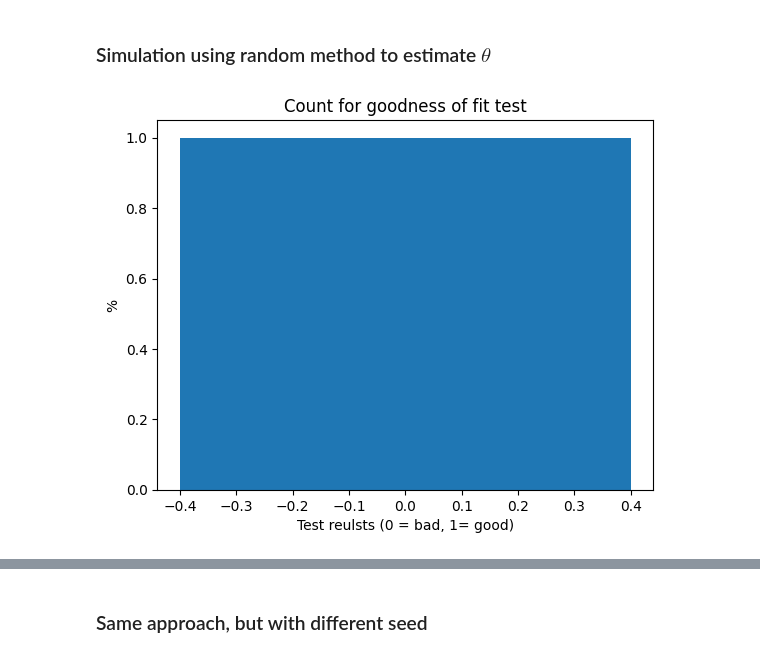
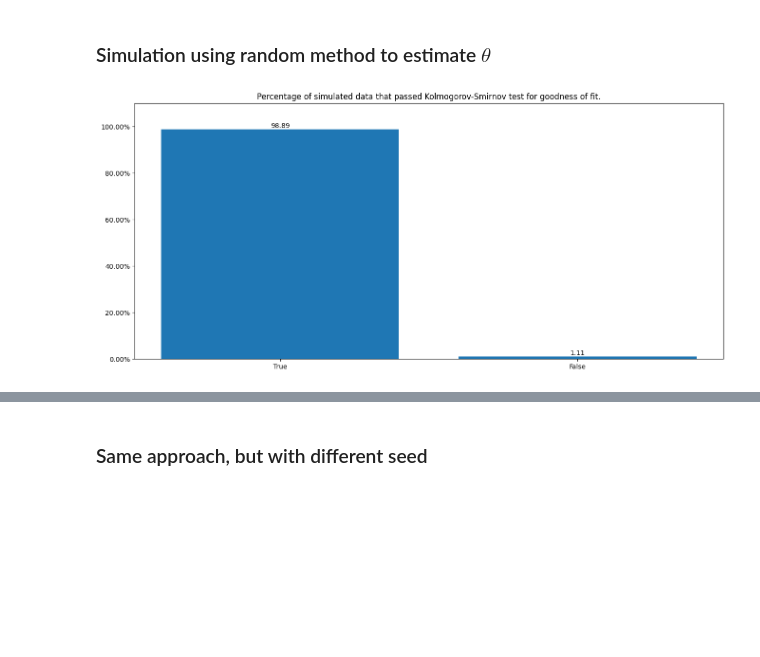
Before and after one commit to adalseno/mmar, a Jupyter notebook: notebooks/compare_theta.ipynb, the cells around one changed output, grey strips where cells are left out. Drawn from its saved outputs; the diff is of its cells as text; code cells hidden in the pictures; blank space fills up the shorter version.

```diff
--- a/notebooks/compare_theta.ipynb
+++ b/notebooks/compare_theta.ipynb
@@ -46,7 +44,7 @@ spy = spy[spy.index < "31-12-2017"]
 # %%
 mmar = MMAR(spy["Close"], volume=spy["Volume"])
 # %%
-S0 = spy.Close.iloc[-2048]
-n = 504
+n = 126  # 6 months
+S0 = spy.Close.iloc[-n]
 simulation = mmar.get_MMAR_MC(S0, n=n, num_sim=1_000_000)
 # %%
@@ -98,0 +65,2 @@ plt.show()
+# %%
+plot_simulated_paths(spy, simulation, n)
@@ -99,18 +73,14 @@ plt.show()
 # %%
 # Comparison using the whole dataset (we expect a worse result)
-num_samples = min(10_000, len(simulation)*0.1)
-selection = np.random.choice(range(len(simulation)),num_samples)
+num_samples = min(10_000, len(simulation) * 0.1)
+selection = np.random.choice(range(len(simulation)), num_samples)
 results = []
 for idx in tqdm(selection):
-    test = st.ks_2samp(np.diff(np.log(spy["Close"].values)), np.diff(np.log(simulation[idx,:])))
+    test = st.kstest(
+        get_standard_returns(spy["Close"].values),
+        get_standard_returns(simulation[idx, :]),
+    )
     results.append(test.pvalue > 0.05)
 
-
-values, counts = np.unique(results, return_counts=True)
-plt.bar(values, counts/len(results))
-plt.title("Count for goodness of fit test")
-plt.xlabel('Test reulsts (0 = bad, 1= good)')
-plt.ylabel('%')
-
-plt.show()
+plot_ks_comparison(results)
 # %% [output]
@@ -120,24 +90,20 @@ plt.show()
 # %%
 mmar2 = MMAR(spy["Close"])
 # %%
-n = 504
-S0 = spy.Close.iloc[-2048]
+S0 = spy.Close.iloc[-n]
 simulation2 = mmar2.get_MMAR_MC(S0, n=n, num_sim=1_000_000)
 # %%
-num_samples = min(10_000, len(simulation2)*0.1)
-selection2 = np.random.choice(range(len(simulation2)),num_samples)
+num_samples = min(10_000, len(simulation2) * 0.1)
+selection2 = np.random.choice(range(len(simulation2)), num_samples)
 results2 = []
 for idx in tqdm(selection2):
-    test = st.ks_2samp(np.diff(np.log(spy.iloc[-2048:-2048+n-1]["Close"].values)), np.diff(np.log(simulation2[idx,:])))
+    test = st.kstest(
+        get_standard_returns(spy.iloc[-n:]["Close"].values),
+        get_standard_returns(simulation2[idx, :]),
+    )
     results2.append(test.pvalue > 0.05)
 
 
-values2, counts2 = np.unique(results2, return_counts=True)
-plt.bar(values2, counts2/len(results2))
-plt.title("Count for goodness of fit test")
-plt.xlabel('Test reulsts (0 = bad, 1= good)')
-plt.ylabel('%')
-
-plt.show()
+plot_ks_comparison(results2)
 # %% [output]
-[figure, old version]
+[figure, new version]
```
Also changed, not shown: parts of 25 cells of this notebook, 20 other files.
